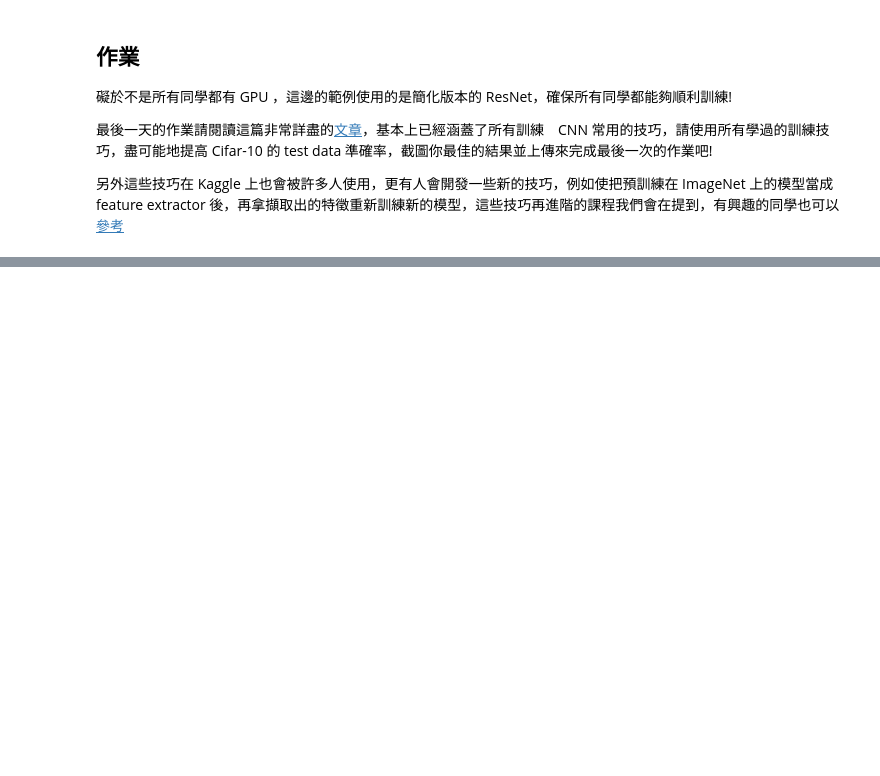
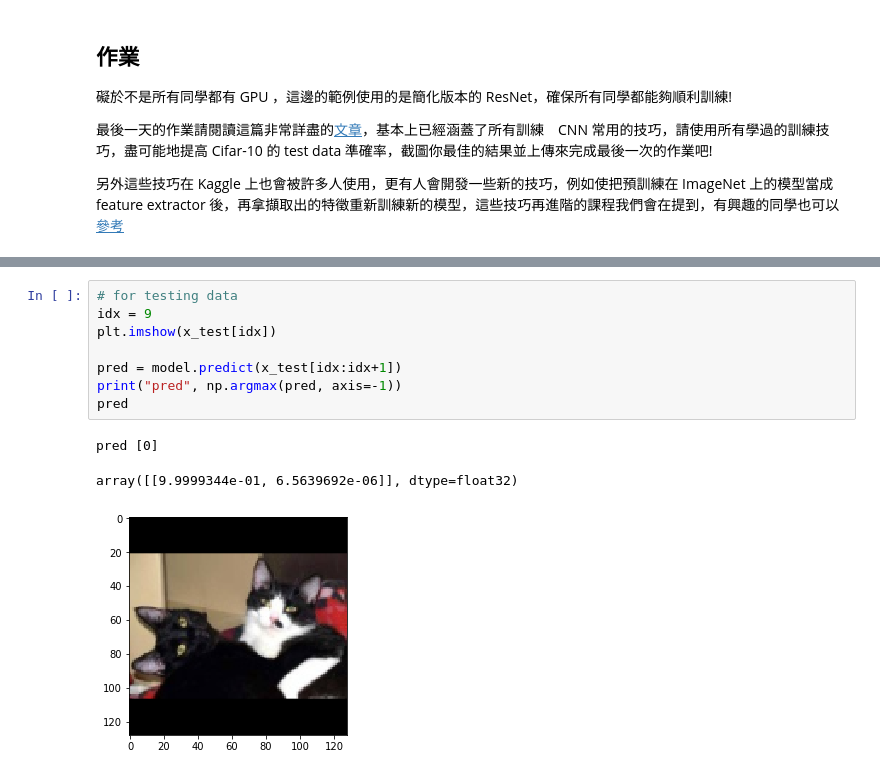
Before and after one commit to magikerwin/100Day-ML-Marathon, a Jupyter notebook: 2nd-ML100Days/homework/D-101/Day101_Kaggle_HW.ipynb, the cells around one changed output, grey strips where cells are left out. Cells and saved outputs as stored; diff of their text form; blank space fills up the shorter version.

```diff
--- a/2nd-ML100Days/homework/D-101/Day101_Kaggle_HW.ipynb
+++ b/2nd-ML100Days/homework/D-101/Day101_Kaggle_HW.ipynb
@@ -73,0 +202,12 @@ plt.imshow(x_train[5])
+# %%
+# for testing data
+idx = 9
+plt.imshow(x_test[idx])
+
+pred = model.predict(x_test[idx:idx+1])
+print("pred", np.argmax(pred, axis=-1))
+pred
+# %% [output]
+pred [0]
+array([[9.9999344e-01, 6.5639692e-06]], dtype=float32)
+[figure, added]
```
Also changed, not shown: parts of 25 cells of this notebook, 2 other files.
